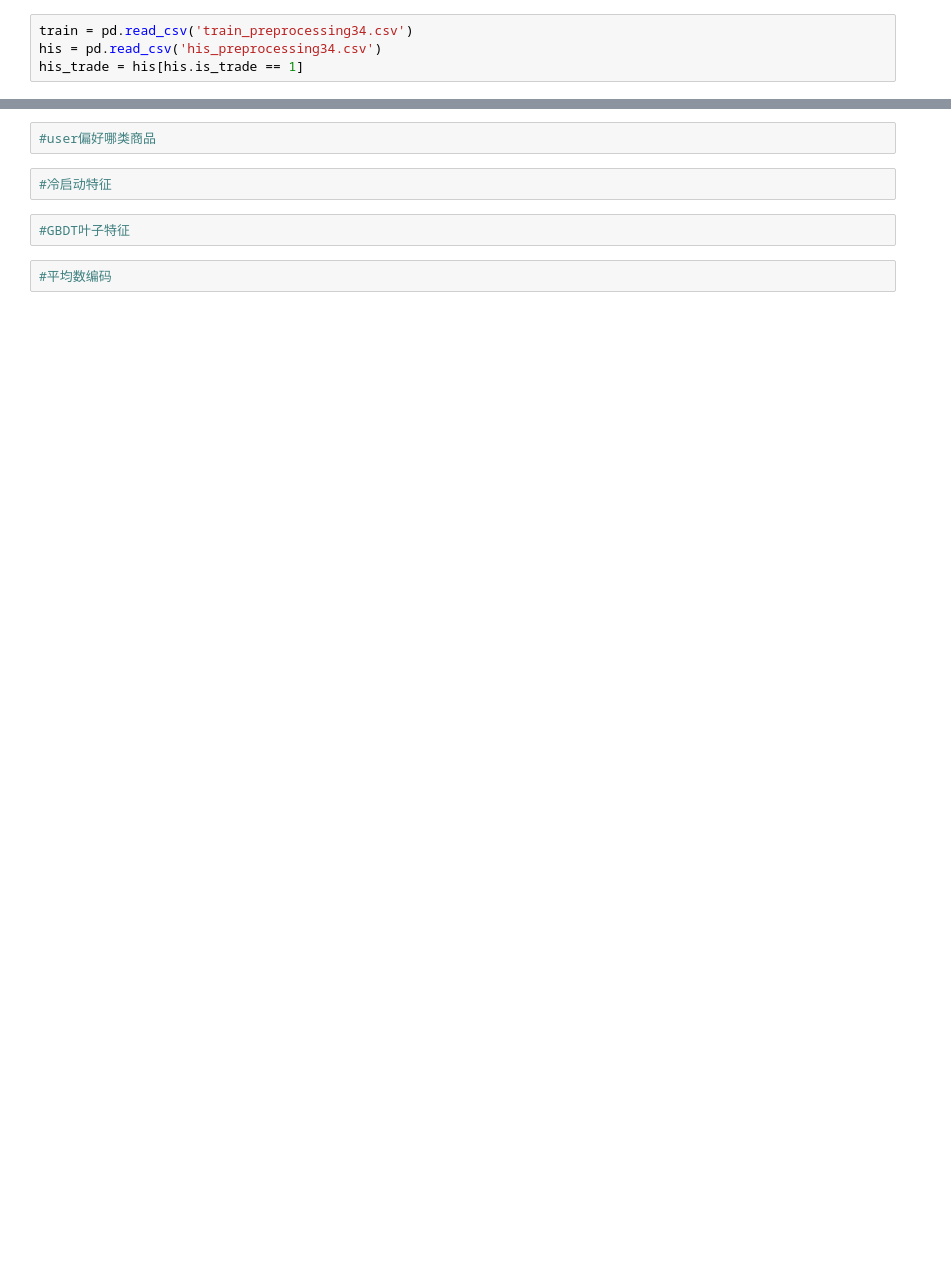
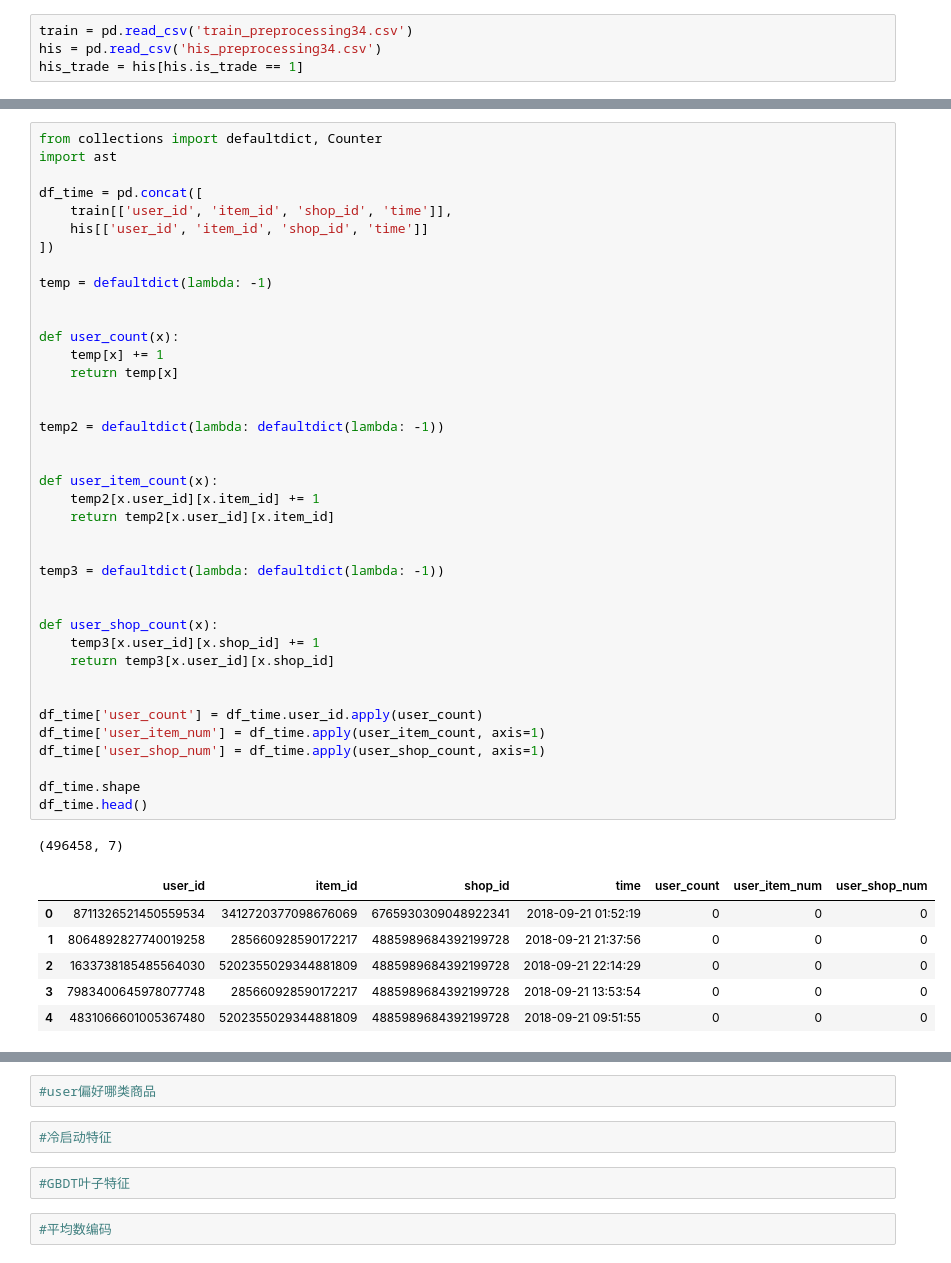
Before and after one commit to abcdddxy/kaggle, a Jupyter notebook: ALiMaMa/FeatureWithHistory.ipynb, the cells around one changed output, grey strips where cells are left out. Saved outputs shown, nothing was run; the diff lists cells and outputs as text; blank space fills up the shorter version.

```diff
--- a/ALiMaMa/FeatureWithHistory.ipynb
+++ b/ALiMaMa/FeatureWithHistory.ipynb
@@ -972,0 +869,47 @@ train.head()
+# %%
+from collections import defaultdict, Counter
+import ast
+
+df_time = pd.concat([
+    train[['user_id', 'item_id', 'shop_id', 'time']],
+    his[['user_id', 'item_id', 'shop_id', 'time']]
+])
+
+temp = defaultdict(lambda: -1)
+
+
+def user_count(x):
+    temp[x] += 1
+    return temp[x]
+
+
+temp2 = defaultdict(lambda: defaultdict(lambda: -1))
+
+
+def user_item_count(x):
+    temp2[x.user_id][x.item_id] += 1
+    return temp2[x.user_id][x.item_id]
+
+
+temp3 = defaultdict(lambda: defaultdict(lambda: -1))
+
+
+def user_shop_count(x):
+    temp3[x.user_id][x.shop_id] += 1
+    return temp3[x.user_id][x.shop_id]
+
+
+df_time['user_count'] = df_time.user_id.apply(user_count)
+df_time['user_item_num'] = df_time.apply(user_item_count, axis=1)
+df_time['user_shop_num'] = df_time.apply(user_shop_count, axis=1)
+
+df_time.shape
+df_time.head()
+# %% [output]
+(496458, 7)
+|  | user_id | item_id | shop_id | time | user_count | user_item_num | user_shop_num |
+| 0 | 8711326521450559534 | 3412720377098676069 | 6765930309048922341 | 2018-09-21 01:52:19 | 0 | 0 | 0 |
+| 1 | 8064892827740019258 | 285660928590172217 | 4885989684392199728 | 2018-09-21 21:37:56 | 0 | 0 | 0 |
+| 2 | 1633738185485564030 | 5202355029344881809 | 4885989684392199728 | 2018-09-21 22:14:29 | 0 | 0 | 0 |
+| 3 | 7983400645978077748 | 285660928590172217 | 4885989684392199728 | 2018-09-21 13:53:54 | 0 | 0 | 0 |
+| 4 | 4831066601005367480 | 5202355029344881809 | 4885989684392199728 | 2018-09-21 09:51:55 | 0 | 0 | 0 |
```
Also changed, not shown: parts of 10 cells of this notebook.
